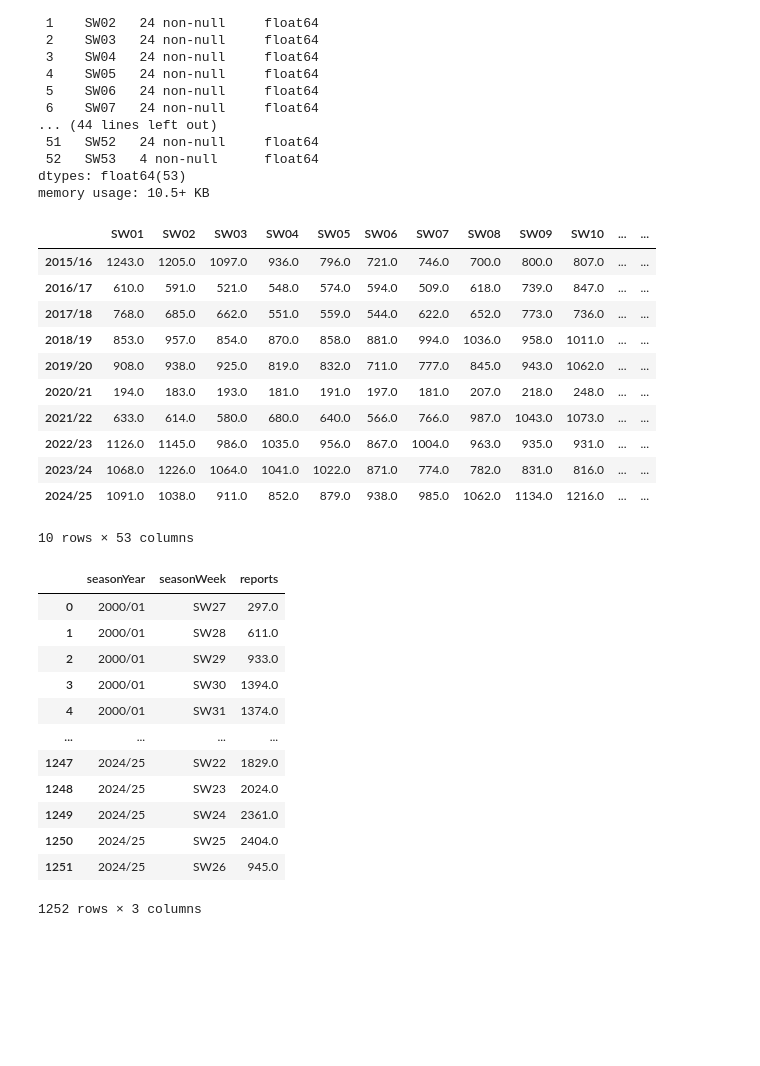
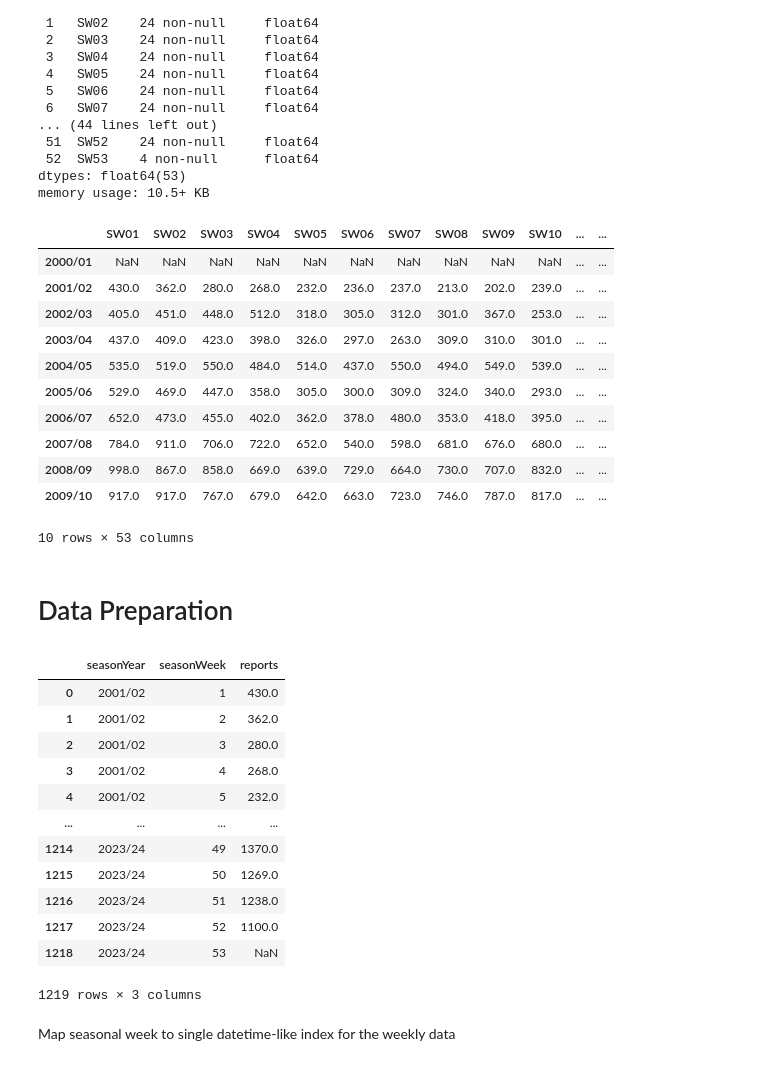
Before and after one commit to nina-prog/sem-outbreak-detection, a Jupyter notebook: notebooks/eda.ipynb, the cells around one changed output. Cells and saved outputs as stored; diff of their text form; code cells hidden in the pictures; blank space fills up the shorter version.

```diff
--- a/notebooks/eda.ipynb
+++ b/notebooks/eda.ipynb
@@ -40,10 +46,14 @@ config = load_config("config.yaml")
 df_recently_puplished = pd.read_csv(
     config["data"]["data_recently_puplished"],
     encoding="UTF-16",
-    sep="\t",
+    sep="\t",  # tab as separator
     index_col=0,
     header=1,
+    skipinitialspace=True,  # skip spaces after delimiter/separator
+    engine="python",  # use python engine
 )
+# Remove trailing spaces in column names
+df_recently_puplished.columns = df_recently_puplished.columns.str.strip()
 # %% [markdown]
 # Data Description
 = **Norovirus** gastroenteritis & rotavirus** gastroenteritis reports in accordance with the Infection Protection Act (§7.1 IfSG and §7.3 IfSG).
@@ -84,17 +95,17 @@ Data columns (total 53 columns):
 dtypes: float64(53)
 memory usage: 10.5+ KB
 # %%
-df_recently_puplished.tail(10)
+df_recently_puplished.head(10)
 # %% [output]
 |  | SW01 | SW02 | SW03 | SW04 | SW05 | SW06 | SW07 | SW08 | SW09 | SW10 | ... | ... |
-| 2015/16 | 1243.0 | 1205.0 | 1097.0 | 936.0 | 796.0 | 721.0 | 746.0 | 700.0 | 800.0 | 807.0 | ... | ... |
-| 2016/17 | 610.0 | 591.0 | 521.0 | 548.0 | 574.0 | 594.0 | 509.0 | 618.0 | 739.0 | 847.0 | ... | ... |
-| 2017/18 | 768.0 | 685.0 | 662.0 | 551.0 | 559.0 | 544.0 | 622.0 | 652.0 | 773.0 | 736.0 | ... | ... |
-| 2018/19 | 853.0 | 957.0 | 854.0 | 870.0 | 858.0 | 881.0 | 994.0 | 1036.0 | 958.0 | 1011.0 | ... | ... |
-| 2019/20 | 908.0 | 938.0 | 925.0 | 819.0 | 832.0 | 711.0 | 777.0 | 845.0 | 943.0 | 1062.0 | ... | ... |
-| 2020/21 | 194.0 | 183.0 | 193.0 | 181.0 | 191.0 | 197.0 | 181.0 | 207.0 | 218.0 | 248.0 | ... | ... |
-| 2021/22 | 633.0 | 614.0 | 580.0 | 680.0 | 640.0 | 566.0 | 766.0 | 987.0 | 1043.0 | 1073.0 | ... | ... |
-| 2022/23 | 1126.0 | 1145.0 | 986.0 | 1035.0 | 956.0 | 867.0 | 1004.0 | 963.0 | 935.0 | 931.0 | ... | ... |
-| 2023/24 | 1068.0 | 1226.0 | 1064.0 | 1041.0 | 1022.0 | 871.0 | 774.0 | 782.0 | 831.0 | 816.0 | ... | ... |
-| 2024/25 | 1091.0 | 1038.0 | 911.0 | 852.0 | 879.0 | 938.0 | 985.0 | 1062.0 | 1134.0 | 1216.0 | ... | ... |
+| 2000/01 | NaN | NaN | NaN | NaN | NaN | NaN | NaN | NaN | NaN | NaN | ... | ... |
+| 2001/02 | 430.0 | 362.0 | 280.0 | 268.0 | 232.0 | 236.0 | 237.0 | 213.0 | 202.0 | 239.0 | ... | ... |
+| 2002/03 | 405.0 | 451.0 | 448.0 | 512.0 | 318.0 | 305.0 | 312.0 | 301.0 | 367.0 | 253.0 | ... | ... |
+| 2003/04 | 437.0 | 409.0 | 423.0 | 398.0 | 326.0 | 297.0 | 263.0 | 309.0 | 310.0 | 301.0 | ... | ... |
+| 2004/05 | 535.0 | 519.0 | 550.0 | 484.0 | 514.0 | 437.0 | 550.0 | 494.0 | 549.0 | 539.0 | ... | ... |
+| 2005/06 | 529.0 | 469.0 | 447.0 | 358.0 | 305.0 | 300.0 | 309.0 | 324.0 | 340.0 | 293.0 | ... | ... |
+| 2006/07 | 652.0 | 473.0 | 455.0 | 402.0 | 362.0 | 378.0 | 480.0 | 353.0 | 418.0 | 395.0 | ... | ... |
+| 2007/08 | 784.0 | 911.0 | 706.0 | 722.0 | 652.0 | 540.0 | 598.0 | 681.0 | 676.0 | 680.0 | ... | ... |
+| 2008/09 | 998.0 | 867.0 | 858.0 | 669.0 | 639.0 | 729.0 | 664.0 | 730.0 | 707.0 | 832.0 | ... | ... |
+| 2009/10 | 917.0 | 917.0 | 767.0 | 679.0 | 642.0 | 663.0 | 723.0 | 746.0 | 787.0 | 817.0 | ... | ... |
 10 rows × 53 columns
@@ -101,19 +115,24 @@ df_recently_puplished.tail(10)
+# %% [markdown]
+# Data Preparation
 # %%
-# Stack data for plotting
-df_temp = df_recently_puplished.stack().reset_index()
+# Stack data
+df_temp = df_recently_puplished.stack(future_stack=True).reset_index()
 df_temp.columns = ["seasonYear", "seasonWeek", "reports"]
+df_temp["seasonWeek"] = df_temp["seasonWeek"].str.replace("SW", "").astype(int)
 df_temp
 # %% [output]
 |  | seasonYear | seasonWeek | reports |
-| 0 | 2000/01 | SW27 | 297.0 |
-| 1 | 2000/01 | SW28 | 611.0 |
-| 2 | 2000/01 | SW29 | 933.0 |
-| 3 | 2000/01 | SW30 | 1394.0 |
-| 4 | 2000/01 | SW31 | 1374.0 |
+| 0 | 2001/02 | 1 | 430.0 |
+| 1 | 2001/02 | 2 | 362.0 |
+| 2 | 2001/02 | 3 | 280.0 |
+| 3 | 2001/02 | 4 | 268.0 |
+| 4 | 2001/02 | 5 | 232.0 |
 | ... | ... | ... | ... |
-| 1247 | 2024/25 | SW22 | 1829.0 |
-| 1248 | 2024/25 | SW23 | 2024.0 |
-| 1249 | 2024/25 | SW24 | 2361.0 |
-| 1250 | 2024/25 | SW25 | 2404.0 |
-| 1251 | 2024/25 | SW26 | 945.0 |
+| 1214 | 2023/24 | 49 | 1370.0 |
+| 1215 | 2023/24 | 50 | 1269.0 |
+| 1216 | 2023/24 | 51 | 1238.0 |
+| 1217 | 2023/24 | 52 | 1100.0 |
+| 1218 | 2023/24 | 53 | NaN |
-1252 rows × 3 columns
+1219 rows × 3 columns
+# %% [markdown]
+Map seasonal week to single datetime-like index for the weekly data
```
Also changed, not shown: parts of 22 cells of this notebook, 4 other files.
